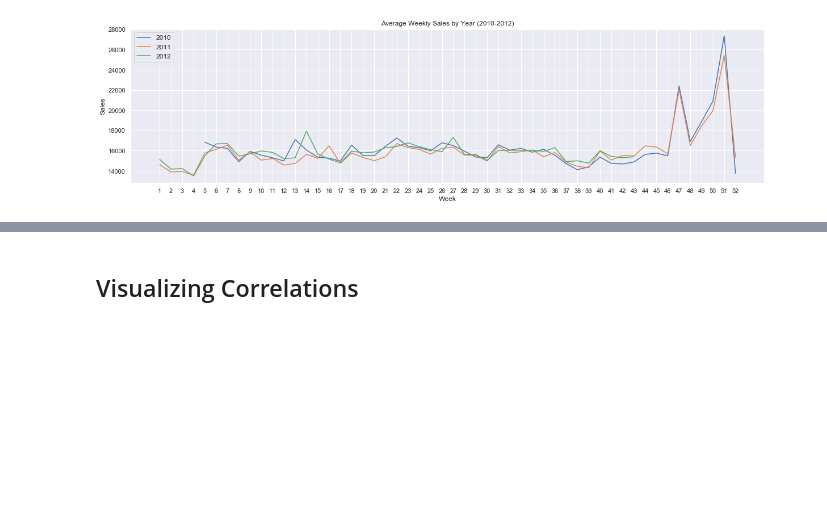
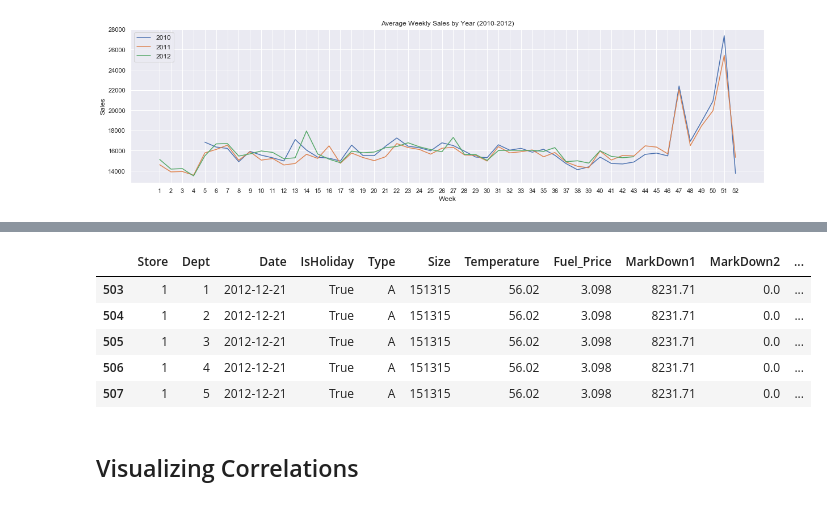
Before and after one commit to alyslma/walmart-sales-forecasting, a Jupyter notebook: WalmartSalesPrediction.ipynb, the cells around one changed output, grey strips where cells are left out. Cells and saved outputs as stored; diff of their text form; code cells hidden in the pictures; blank space fills up the shorter version.

```diff
--- a/WalmartSalesPrediction.ipynb
+++ b/WalmartSalesPrediction.ipynb
@@ -479,0 +519,3 @@ plt.show()
+# %%
+train.loc[train.Week==51, 'IsHoliday'] = True
+test.loc[test.Week==51, 'IsHoliday'] = True
@@ -480,2 +531,11 @@ plt.show()
+# %%
+test.loc[test.Week==51].head()
+# %% [output]
+|  | Store | Dept | Date | IsHoliday | Type | Size | Temperature | Fuel_Price | MarkDown1 | MarkDown2 | ... |
+| 503 | 1 | 1 | 2012-12-21 | True | A | 151315 | 56.02 | 3.098 | 8231.71 | 0.0 | ... |
+| 504 | 1 | 2 | 2012-12-21 | True | A | 151315 | 56.02 | 3.098 | 8231.71 | 0.0 | ... |
+| 505 | 1 | 3 | 2012-12-21 | True | A | 151315 | 56.02 | 3.098 | 8231.71 | 0.0 | ... |
+| 506 | 1 | 4 | 2012-12-21 | True | A | 151315 | 56.02 | 3.098 | 8231.71 | 0.0 | ... |
+| 507 | 1 | 5 | 2012-12-21 | True | A | 151315 | 56.02 | 3.098 | 8231.71 | 0.0 | ... |
 # %% [markdown]
 ## Visualizing Correlations
```
Also changed, not shown: parts of 7 cells of this notebook.
